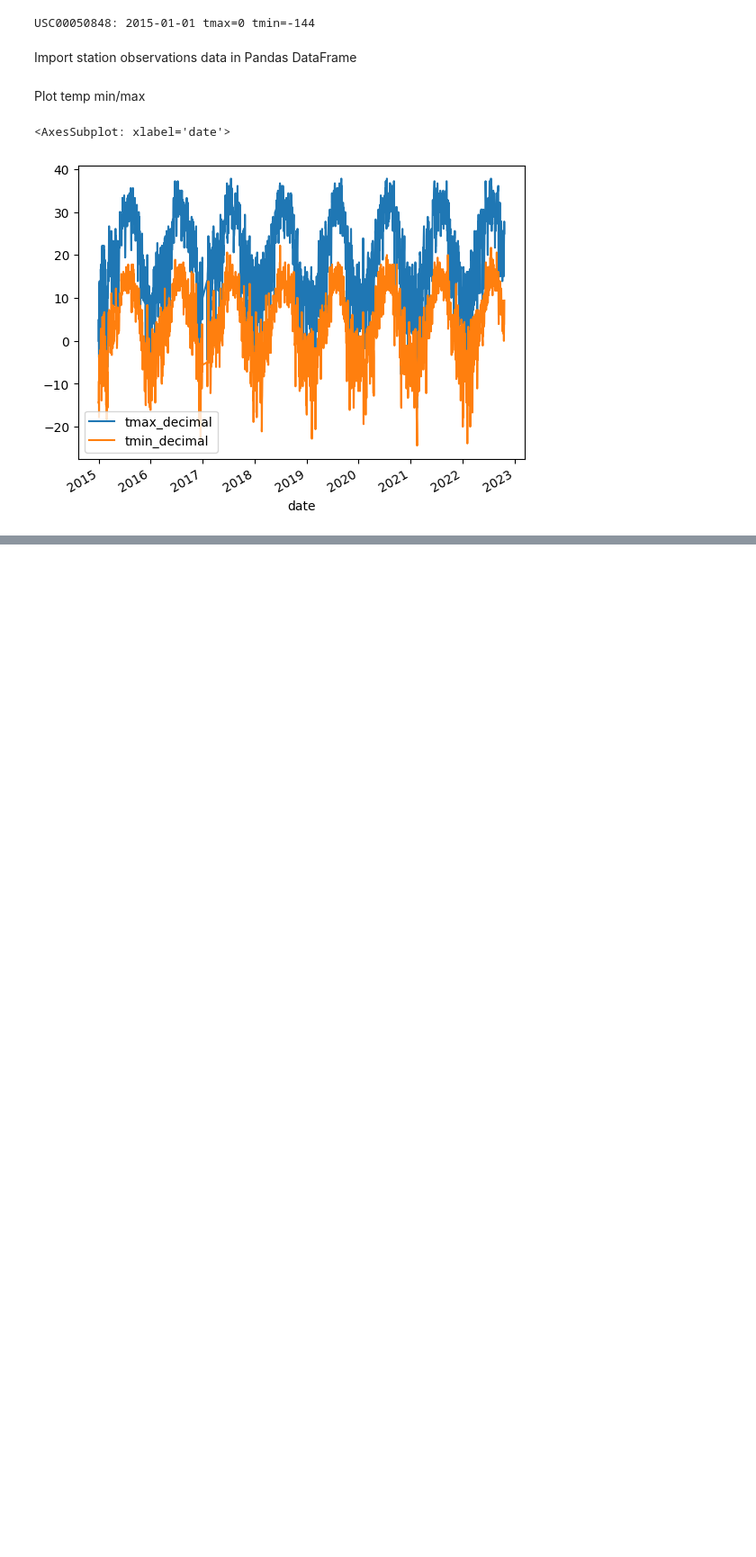
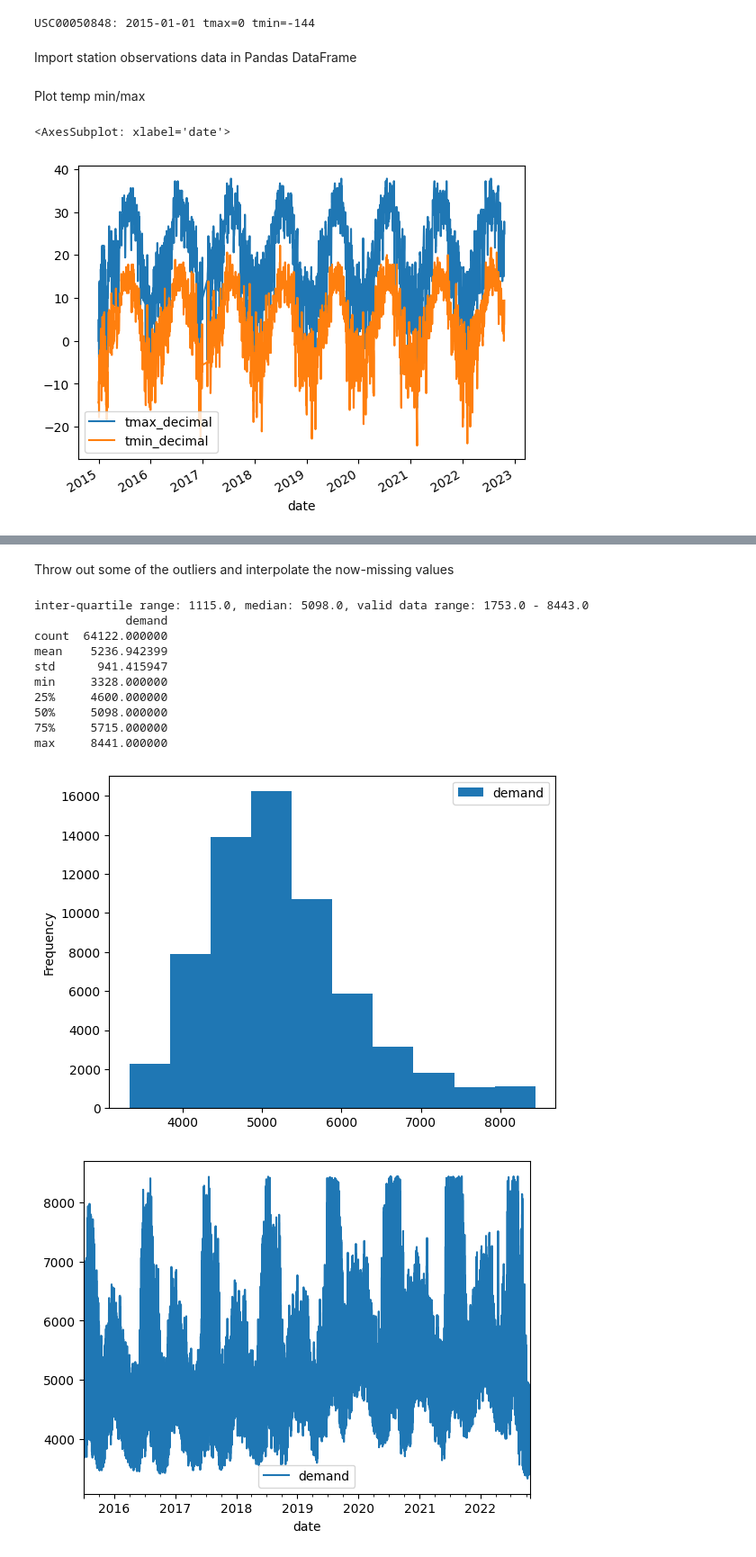
Before and after one commit to breischl/e-predict, a Jupyter notebook: explore_temp_data.ipynb, the cells around one changed output, grey strips where cells are left out. Shown at 90% size. Cells and saved outputs as stored; diff of their text form; code cells hidden in the pictures; blank space fills up the shorter version.

```diff
--- a/explore_temp_data.ipynb
+++ b/explore_temp_data.ipynb
@@ -86,0 +96,42 @@ df.describe()
+# %% [markdown]
+Throw out some of the outliers and interpolate the now-missing values
+# %%
+import numpy as np
+
+## calculate inter-quartile range
+iqr = demand_ds.quantile(0.75, numeric_only=False) - demand_ds.quantile(0.25, numeric_only=False)
+
+## Find values within `iqr_mult` multiples of the median
+iqr_mult = 3
+median = demand_ds.median()
+min_demand = median - (iqr * iqr_mult)
+max_demand = median + (iqr * iqr_mult)
+print(f"inter-quartile range: {iqr['demand']}, median: {median['demand']}, valid data range: {min_demand['demand']} - {max_demand['demand']}")
+
+valid_rows = np.abs((demand_ds - median) / iqr) < iqr_mult
+invalid_rows = valid_rows.loc[valid_rows["demand"] == False]
+
+#print(demand_ds.loc[invalid_rows.index].head())
+
+# replace outliers with nan
+trimmed_ds = demand_ds.where(valid_rows, np.nan)
+trimmed_ds.interpolate(inplace=True)
+
+print(trimmed_ds.describe())
+trimmed_ds.plot.hist()
+trimmed_ds.plot()
+
+demand_ds = trimmed_ds
+# %% [output]
+inter-quartile range: 1115.0, median: 5098.0, valid data range: 1753.0 - 8443.0
+             demand
+count  64122.000000
+mean    5236.942399
+std      941.415947
+min     3328.000000
+25%     4600.000000
+50%     5098.000000
+75%     5715.000000
+max     8441.000000
+[figure, added]
+[figure, added]
```
Also changed, not shown: parts of 6 cells of this notebook, 1 other file.
